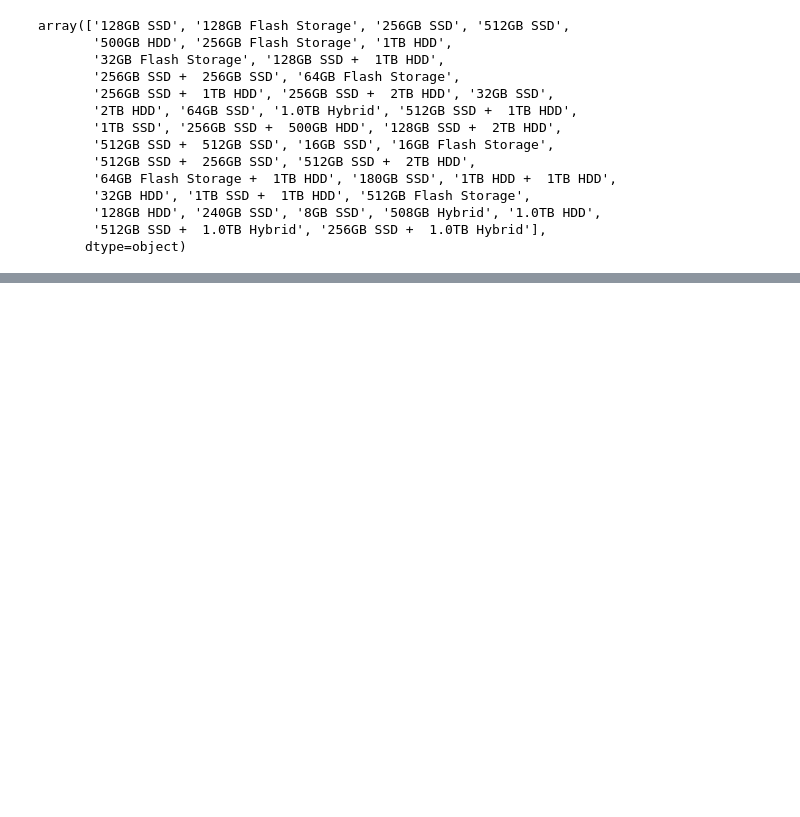
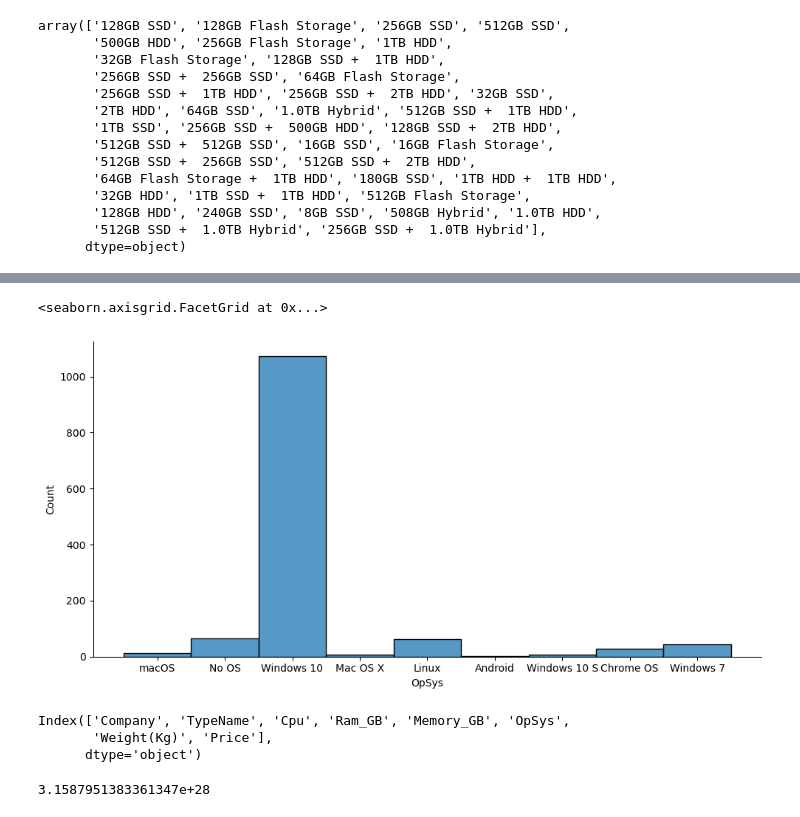
Before and after one commit to uservipin/laptop-price-prediction, a Jupyter notebook: laptop price prediction.ipynb, the cells around one changed output, grey strips where cells are left out. Cells and saved outputs as stored; diff of their text form; code cells hidden in the pictures; blank space fills up the shorter version.

```diff
--- a/laptop price prediction.ipynb
+++ b/laptop price prediction.ipynb
@@ -303,0 +442,6 @@ laptopData.corr()
+# %%
+
+sns.displot(data = laptopData, x = 'OpSys' ,height= 5, aspect= 2)
+# %% [output]
+<seaborn.axisgrid.FacetGrid at 0x...>
+[figure, added]
@@ -303,0 +450,6 @@ laptopData.corr()
+# %%
+laptopData.columns
+# %% [output]
+Index(['Company', 'TypeName', 'Cpu', 'Ram_GB', 'Memory_GB', 'OpSys',
+       'Weight(Kg)', 'Price'],
+      dtype='object')
@@ -303,0 +462,17 @@ laptopData.corr()
+# %%
+# Train model
+"""
+1. Define model
+2. fit model -> X_train,Y_train
+3. Predt - X train
+4. Mean square error
+5. Hyperparameter
+"""
+SGDreg = SGDRegressor()
+SGDreg.fit(X_train,Y_train)
+pred = SGDreg.predict(X_train)
+sgd_mse = mean_squared_error(Y_train, pred)
+sgd_rmse = np.sqrt(sgd_mse)
+sgd_mse
+# %% [output]
+3.1587951383361347e+28
```
Also changed, not shown: parts of 33 cells of this notebook.
